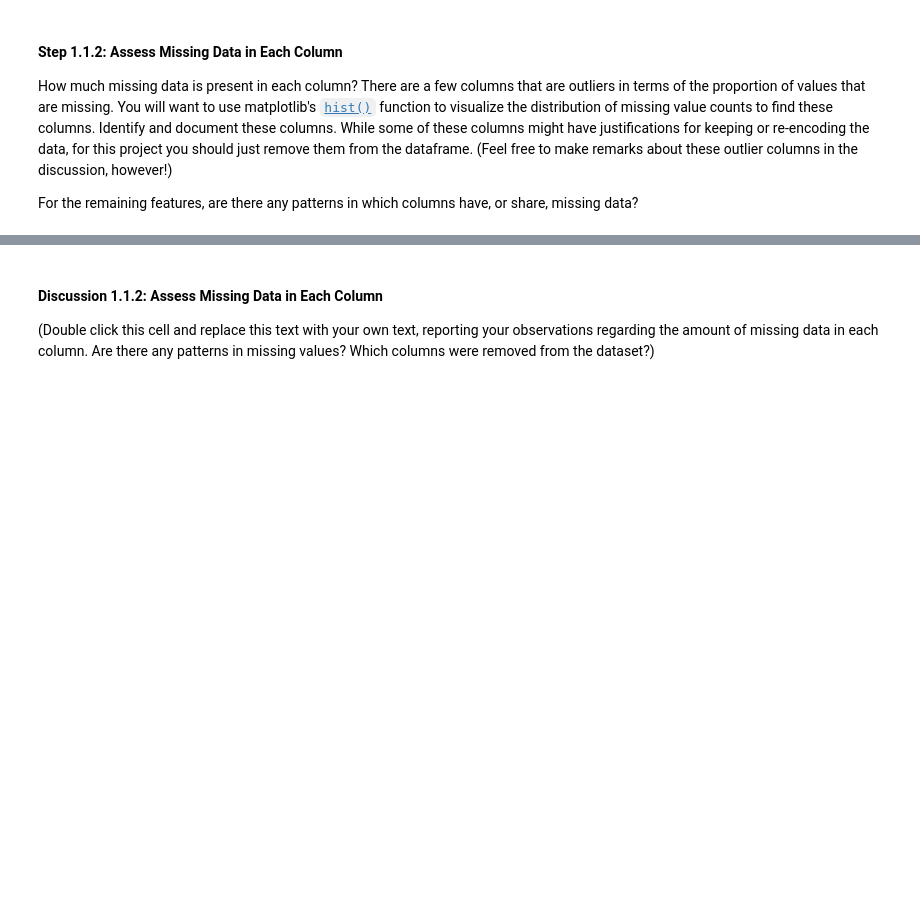
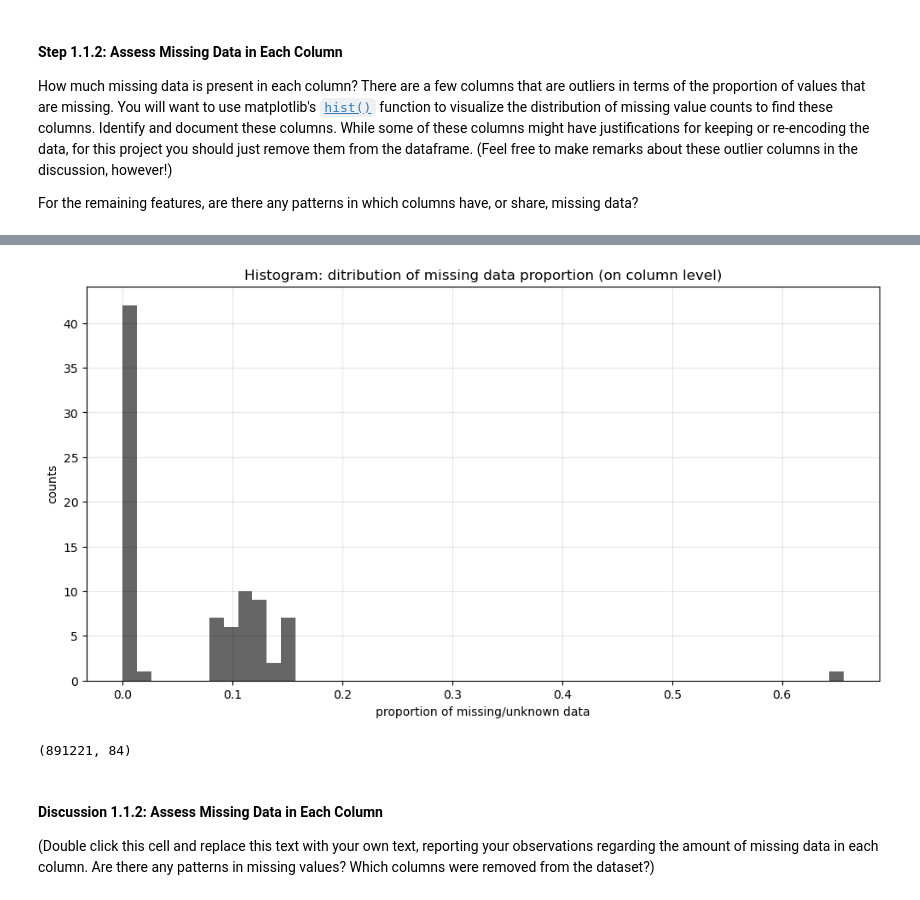
Before and after one commit to dorottyawinter/identify_customer_segments, a Jupyter notebook: Identify_Customer_Segments.ipynb, the cells around one changed output, grey strips where cells are left out. Saved outputs shown, nothing was run; the diff lists cells and outputs as text; code cells hidden in the pictures; blank space fills up the shorter version.

Commit message:
feat: convert missing values to nan values

```diff
--- a/Identify_Customer_Segments.ipynb
+++ b/Identify_Customer_Segments.ipynb
@@ -192,0 +193,4 @@ The fourth column of the feature attributes summary (loaded in above as `feat_in
+# %%
+for idx, feat_name in enumerate(azdias.columns):
+    nan_values = get_nan_values(str_list=feat_info.loc[feat_info['attribute'] == feat_name, 'missing_or_unknown'].values[0])
+    azdias[feat_name] = azdias[feat_name].replace(to_replace=nan_values, value=np.nan)
@@ -197,5 +207,7 @@ How much missing data is present in each column? There are a few columns that ar
 
 For the remaining features, are there any patterns in which columns have, or share, missing data?
 # %%
-# Perform an assessment of how much missing data there is in each column of the
-# dataset.
+# Perform an assessment of how much missing data there is in each column of the dataset.
+
+no_nan_features = azdias.isna().sum()
+no_nan_features
@@ -203,0 +229,3 @@ For the remaining features, are there any patterns in which columns have, or sha
+# %%
+prop_nan_features = (no_nan_features / azdias.shape[0]).sort_values(ascending=False)
+prop_nan_features
@@ -204 +245,14 @@ For the remaining features, are there any patterns in which columns have, or sha
+# %%
+# Investigate patterns in the amount of missing data in each column.
+
+plt.figure(figsize=(12,6))
+plt.hist(prop_nan_features, bins=50, color='black', alpha=0.6);
+plt.title('Histogram: ditribution of missing data proportion (on column level)')
+plt.xlabel('proportion of missing/unknown data')
+plt.ylabel('counts')
+plt.grid(visible=True, color='black', alpha=0.1)
+
+plt.show()
+# %% [output]
+[figure, added]
 # %%
@@ -207,3 +265,7 @@ For the remaining features, are there any patterns in which columns have, or sha
+# %%
+azdias.shape
+# %% [output]
+(891221, 84)
 # %% [markdown]
 #### Discussion 1.1.2: Assess Missing Data in Each Column
 
```
Also changed, not shown: parts of 8 cells of this notebook.
